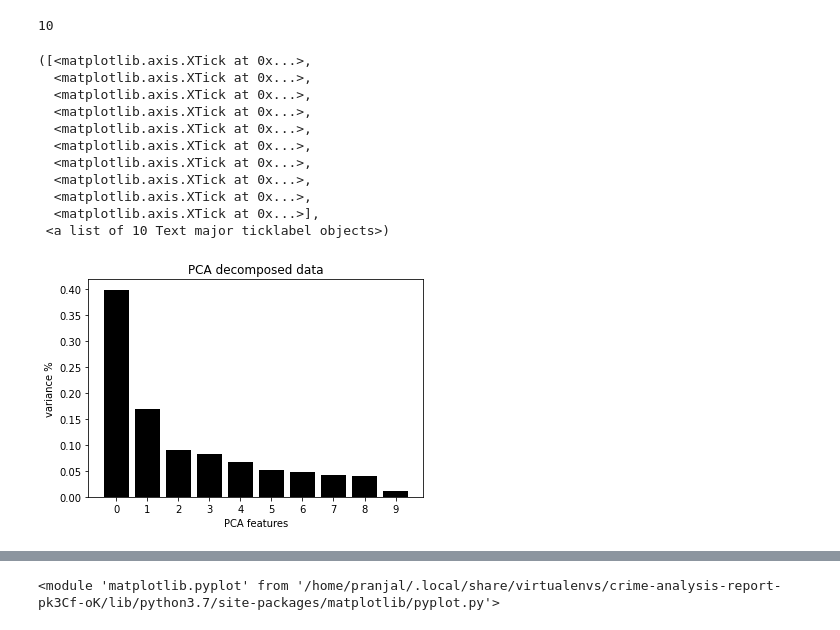
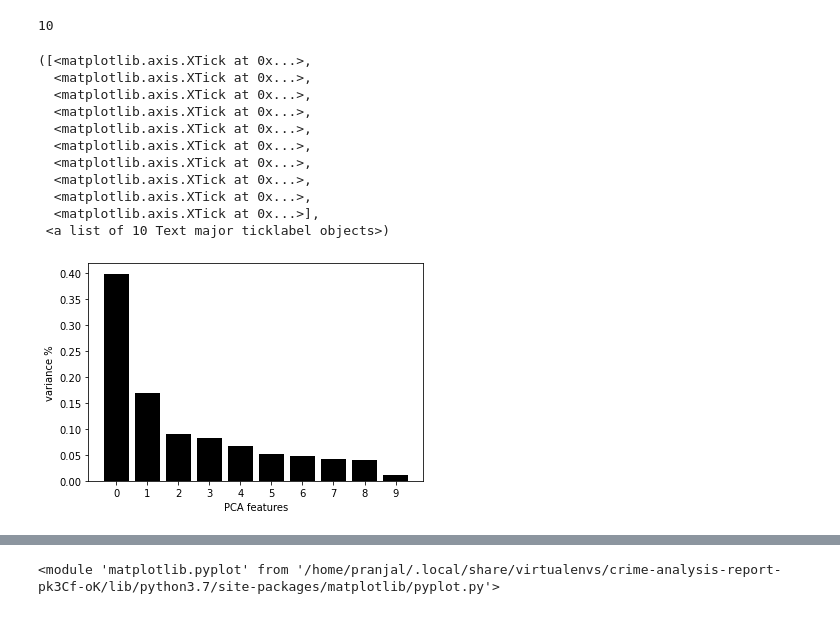
Before and after one commit to rynaa/crime-analysis-report-1, a Jupyter notebook: fuzzy-c-means.ipynb, the cells around one changed output, grey strips where cells are left out. Cells and saved outputs as stored; diff of their text form; code cells hidden in the pictures.

```diff
--- a/fuzzy-c-means.ipynb
+++ b/fuzzy-c-means.ipynb
@@ -145,25 +150,24 @@ n_features
 10
 # %%
 pca = PCA(n_components=n_features)
-principal_components = pca.fit_transform(data[cols_to_norm])
+principal_components = pca.fit_transform(data[cols_to_norm].to_numpy())
 features = range(pca.n_components_)
-plt.bar(features, pca.explained_variance_ratio_, color='black')
+plt.bar(features, pca.explained_variance_ratio, color='black')
 plt.xlabel('PCA features')
 plt.ylabel('variance %')
-plt.title("PCA decomposed data")
 plt.xticks(features)
 # %% [output]
 ([<matplotlib.axis.XTick at 0x...>,
   <matplotlib.axis.XTick at 0x...>,
   <matplotlib.axis.XTick at 0x...>,
   <matplotlib.axis.XTick at 0x...>,
   <matplotlib.axis.XTick at 0x...>,
   <matplotlib.axis.XTick at 0x...>,
   <matplotlib.axis.XTick at 0x...>,
   <matplotlib.axis.XTick at 0x...>,
   <matplotlib.axis.XTick at 0x...>,
   <matplotlib.axis.XTick at 0x...>],
  <a list of 10 Text major ticklabel objects>)
-[figure, old version]
+[figure, new version]
 # %%
 PCA_components = pd.DataFrame(principal_components)
```
Also changed, not shown: parts of 7 cells of this notebook, 14 other files.
